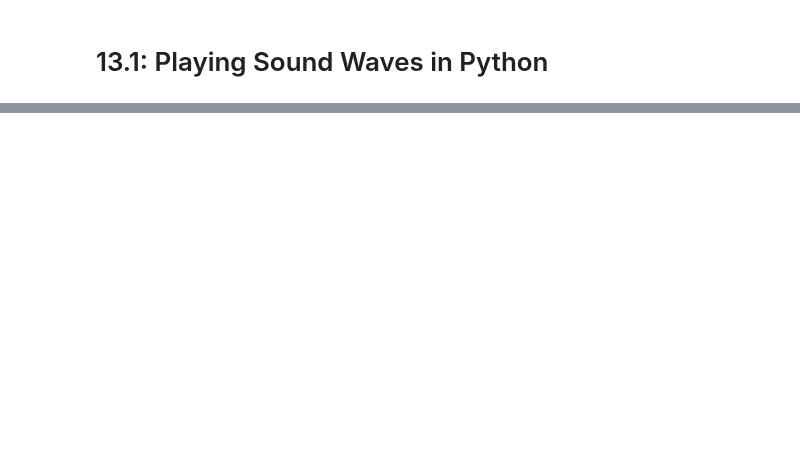
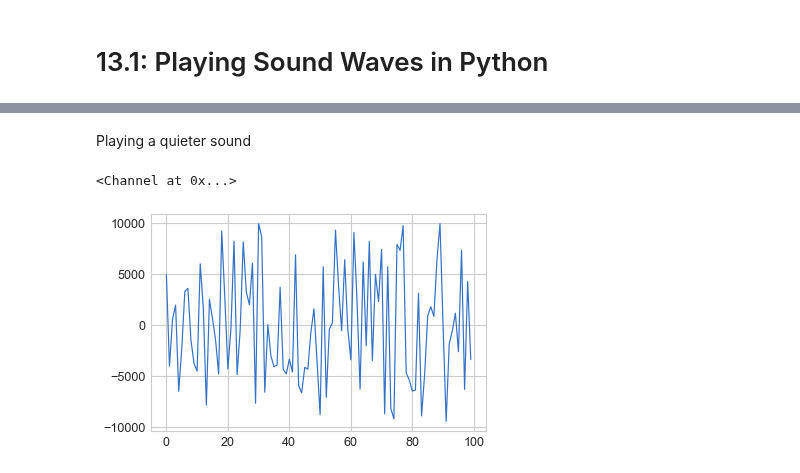
Before and after one commit to aliakhtar/maths4programmers-python, a Jupyter notebook: ch13/13.1.ipynb, the cells around one changed output, grey strips where cells are left out. Saved outputs shown, nothing was run; the diff lists cells and outputs as text; code cells hidden in the pictures; blank space fills up the shorter version.

```diff
--- a/ch13/13.1.ipynb
+++ b/ch13/13.1.ipynb
@@ -30,0 +43,11 @@ Hello from the pygame community. https://www.pygame.org/contribute.html
+# %% [markdown]
+Playing a quieter sound
+# %%
+
+arr = np.random.randint(-10000, 10000, size=44100, dtype='int16')
+plot_sequence(arr, max=100, line=True)
+sound = pygame.sndarray.make_sound(arr)
+sound.play()
+# %% [output]
+<Channel at 0x...>
+[figure, added]
```
Also changed, not shown: parts of 5 cells of this notebook.
